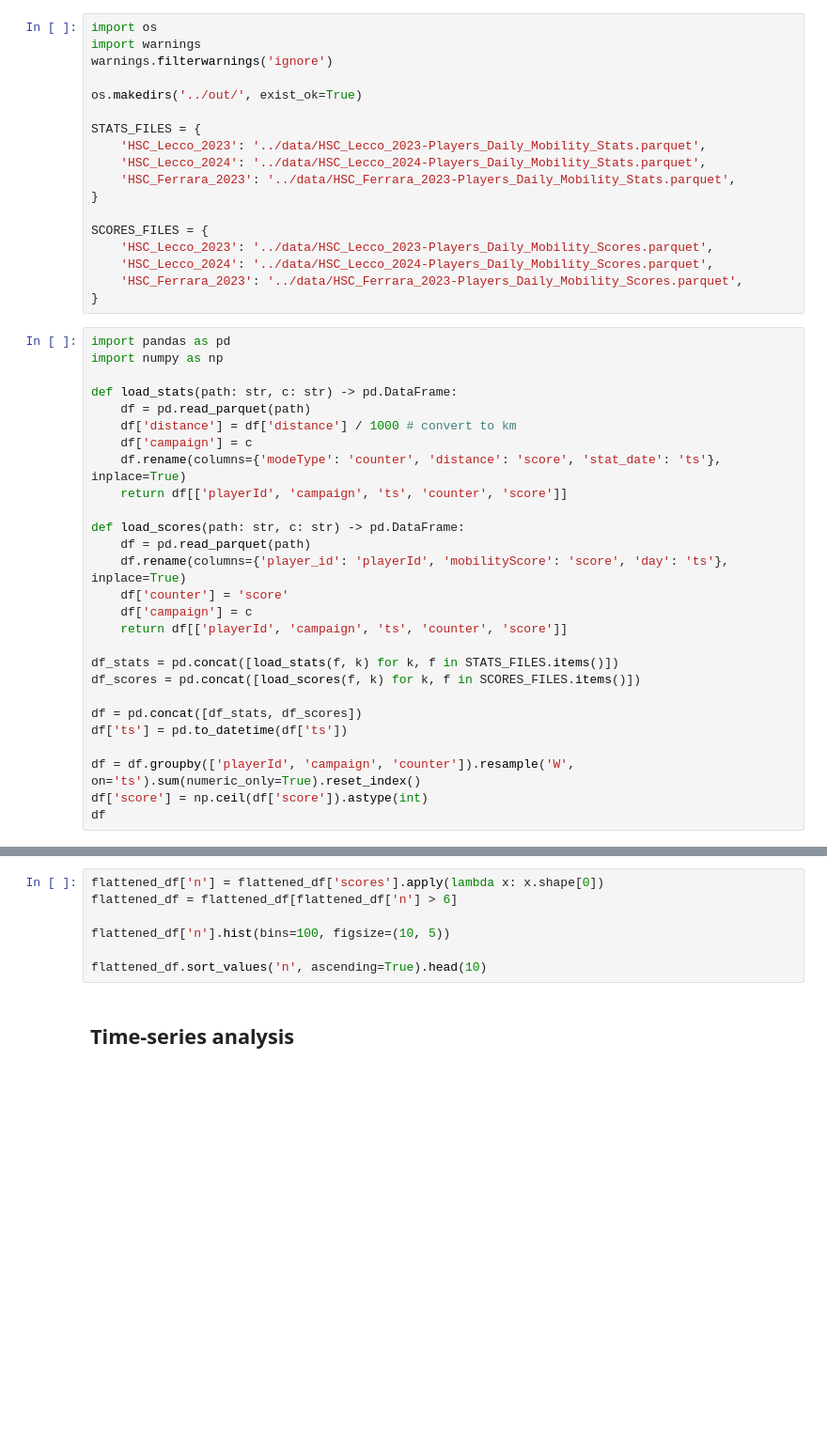
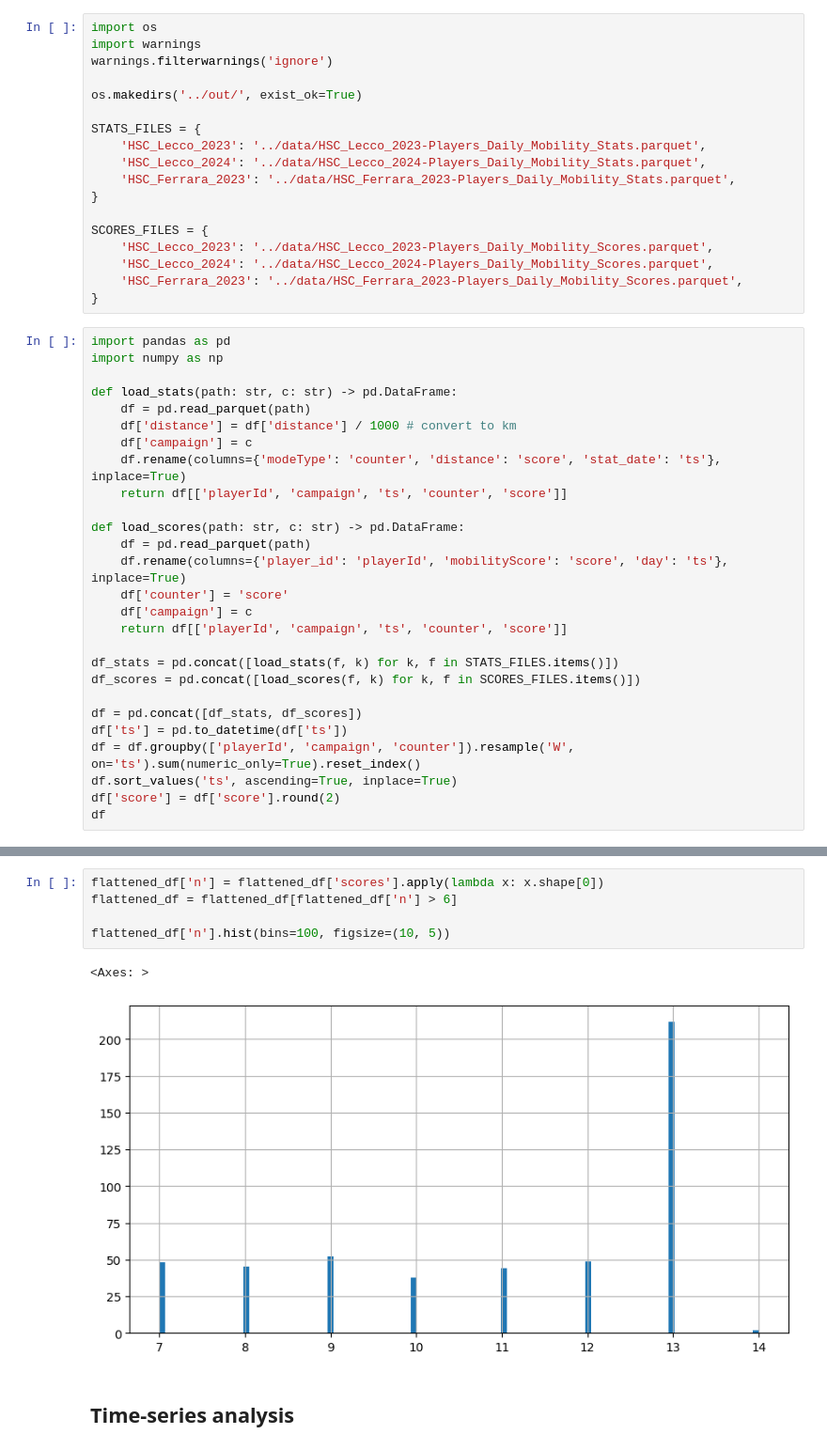
Before and after one commit to rik1599/playngo_challenge_generator, a Jupyter notebook: notebooks/GRU.ipynb, the cells around one changed output, grey strips where cells are left out. Shown: that part at 94% size. Cells and saved outputs as stored; diff of their text form; blank space fills up the shorter version.

```diff
--- a/notebooks/GRU.ipynb
+++ b/notebooks/GRU.ipynb
@@ -39,7 +39,7 @@ df_scores = pd.concat([load_scores(f, k) for k, f in SCORES_FILES.items()])
 
 df = pd.concat([df_stats, df_scores])
 df['ts'] = pd.to_datetime(df['ts'])
-
 df = df.groupby(['playerId', 'campaign', 'counter']).resample('W', on='ts').sum(numeric_only=True).reset_index()
-df['score'] = np.ceil(df['score']).astype(int)
+df.sort_values('ts', ascending=True, inplace=True)
+df['score'] = df['score'].round(2)
 df
@@ -58,10 +86,11 @@ flattened_df
 # %%
 flattened_df['n'] = flattened_df['scores'].apply(lambda x: x.shape[0])
 flattened_df = flattened_df[flattened_df['n'] > 6]
 
 flattened_df['n'].hist(bins=100, figsize=(10, 5))
-
-flattened_df.sort_values('n', ascending=True).head(10)
+# %% [output]
+<Axes: >
+[figure, added]
 # %% [markdown]
 ## Time-series analysis
 # %%
```
Also changed, not shown: parts of 6 cells of this notebook, 2 other files.
